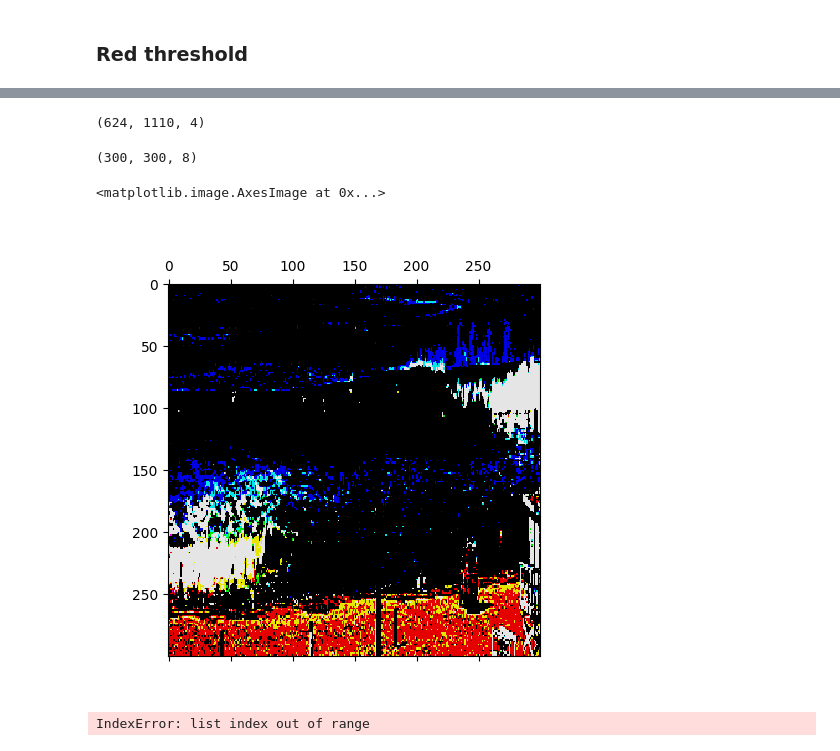
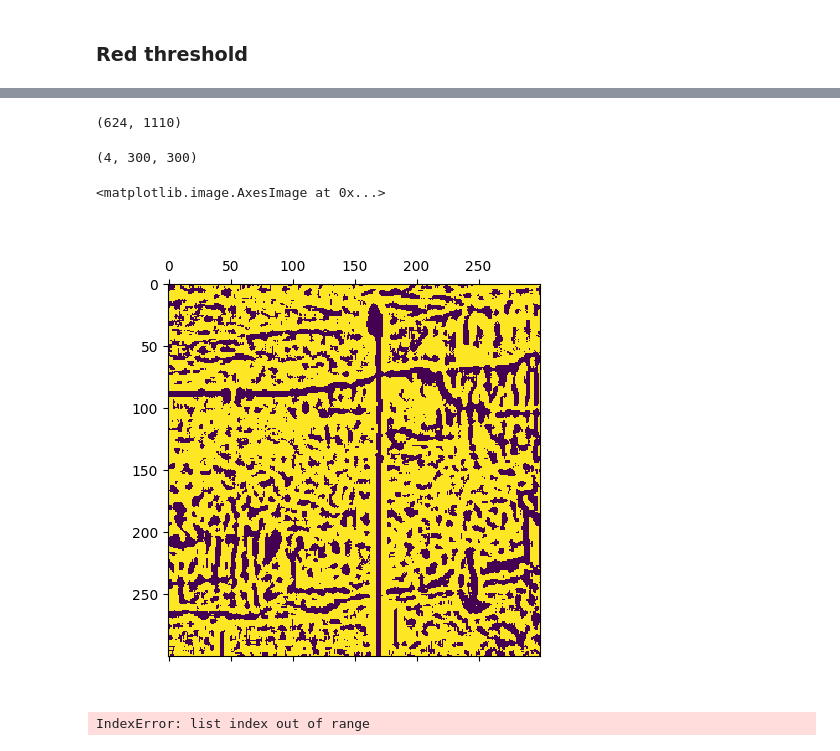
Before and after one commit to IamjustNick/wavewatcher, a Jupyter notebook: notebooks/Preprocessing_miguel.ipynb, the cells around one changed output, grey strips where cells are left out. Drawn from its saved outputs; the diff is of its cells as text; code cells hidden in the pictures.

```diff
--- a/notebooks/Preprocessing_miguel.ipynb
+++ b/notebooks/Preprocessing_miguel.ipynb
@@ -197,6 +207,29 @@ def preprocess_image(image,reshape_size):
         images[1] = images[1]/250
 
         return images
+# %%
+def preprocess_image(image):
+    if image.shape == (570, 1015):
+        cropped = image[250:-100,100:]
+    elif image.shape == (582, 1034):
+        cropped = image[60:500,:]
+    elif image.shape == (624, 1200):
+        cropped = image[150:,:]
+    elif image.shape == (624, 1110):
+        cropped = image[350:-100,:]
+    else:
+        cropped = image[150:,:]
+
+    img = cv.resize(cropped,(300,300),interpolation = cv.INTER_AREA)
+    img = cv.medianBlur(img,5)
+    ret,th1 = cv.threshold(img,127,255,cv.THRESH_BINARY)
+    th2 = cv.adaptiveThreshold(img,255,cv.ADAPTIVE_THRESH_MEAN_C,\
+                cv.THRESH_BINARY,11,2)
+#     th3 = cv.adaptiveThreshold(img,255,cv.ADAPTIVE_THRESH_GAUSSIAN_C,\
+#                 cv.THRESH_BINARY,15,2)
+    images =[th1,img,th2]
+
+    return images
 # %% [markdown]
 ### Cropping
 # %%
@@ -306,4 +339,4 @@ plt.matshow(th3,cmap='gray')
 # %% [markdown]
 ### Red threshold
 # %%
-imagen = plt.imread("/root/code/iamjustnick/wavewatcher/raw_data/ElPortoBee__ocean__2022.png")
+imagen = cv.imread("/root/code/iamjustnick/wavewatcher/raw_data/ElPortoBee__ocean__2022.png",0)
@@ -315,18 +348,18 @@ plt.matshow(imagen[350:-100,:])
 # %%
 imagen.shape
 # %% [output]
-(624, 1110, 4)
+(624, 1110)
 # %%
-a = preprocess_image(imagen,300)
+a = preprocess_image(imagen)
-# %%
-np.array(a).T.shape
-# %% [output]
-(300, 300, 8)
-# %%
-plt.matshow(np.array(a[5:]).T)
-# %% [output]
-<matplotlib.image.AxesImage at 0x...>
-[figure, removed]
+# %%
+np.array(a).shape
+# %% [output]
+(4, 300, 300)
+# %%
+plt.matshow(np.array(a[2]))
+# %% [output]
+<matplotlib.image.AxesImage at 0x...>
+[figure, added]
 # %%
 plt.matshow(a[8])
 # %% [output]
```
Also changed, not shown: parts of 16 cells of this notebook.
